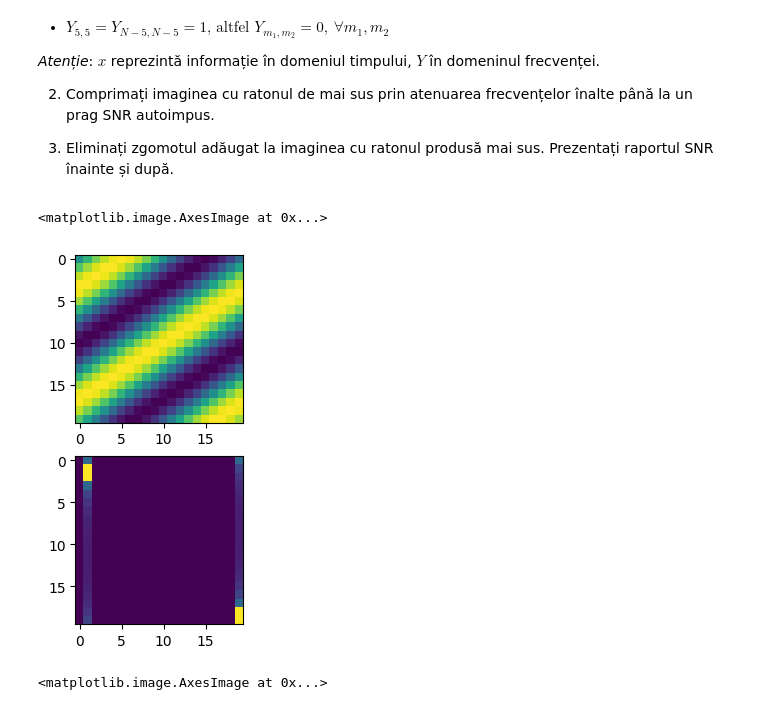
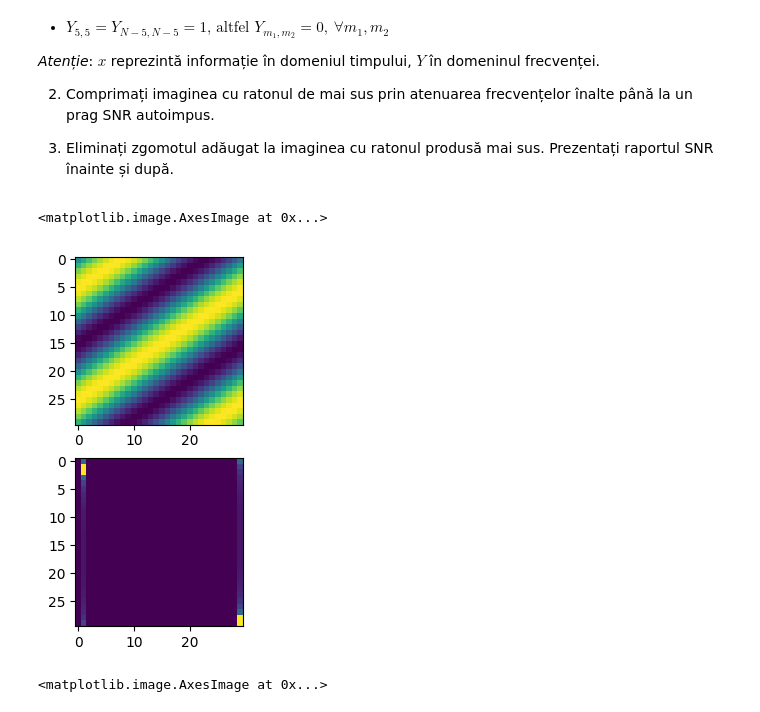
Before and after one commit to visanalexandru/SignalProcessing, a Jupyter notebook: Lab7/lab7.ipynb, the cells around one changed output. Cells and saved outputs as stored; diff of their text form; code cells hidden in the pictures.

```diff
--- a/Lab7/lab7.ipynb
+++ b/Lab7/lab7.ipynb
@@ -127,13 +126,13 @@ def make_image(size, f):
 # %%
 fig, axs = plt.subplots(2)
 
 f = lambda n1, n2 : np.sin(2*np.pi*n1 + 3*np.pi*n2)
-image = make_image(20, f)
+image = make_image(30, f)
 axs[0].imshow(image)
 axs[1].imshow(np.abs(np.fft.fft2(image)))
 # %% [output]
 <matplotlib.image.AxesImage at 0x...>
-[figure, old version]
+[figure, new version]
 # %%
 fig, axs = plt.subplots(2)
 f = lambda n1, n2 : np.sin(4*np.pi*n1) + np.cos(6*np.pi*n2)
```
Also changed, not shown: parts of 4 cells of this notebook, 2 other files.
